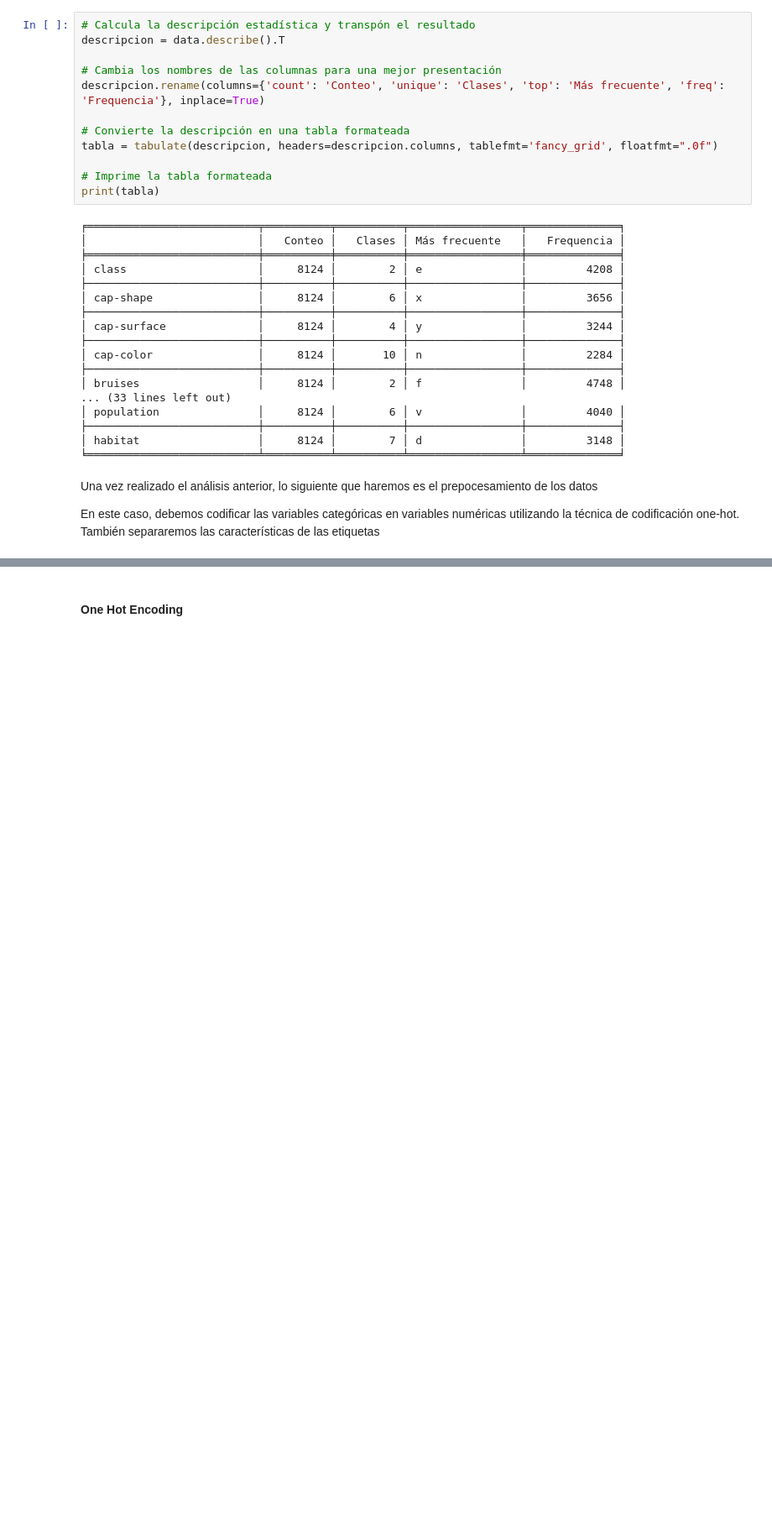
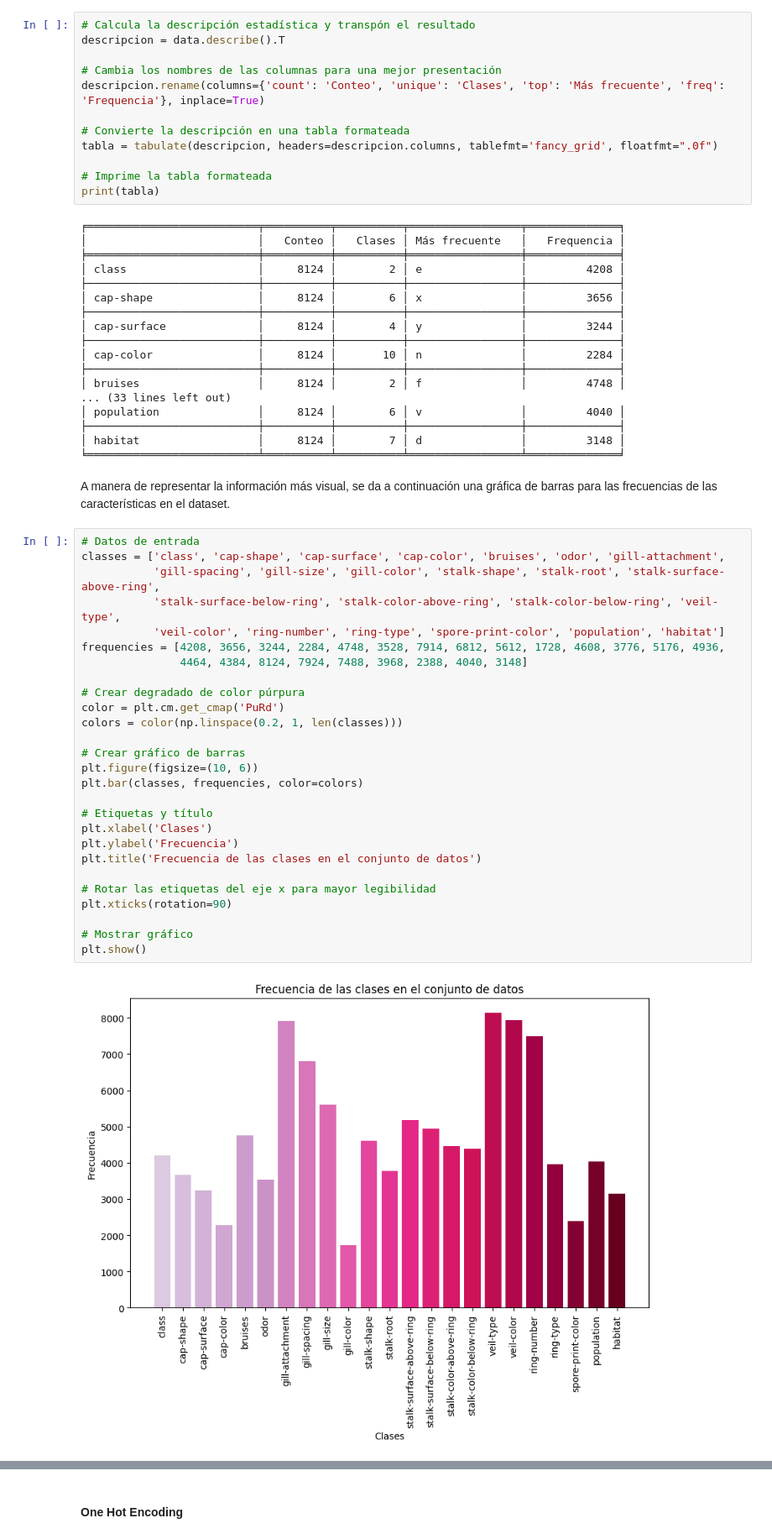
Before and after one commit to EduardoAdame/Proyecto-Patrones, a Jupyter notebook: Proyecto/Proyecto.ipynb, the cells around one changed output, grey strips where cells are left out. Shown: that part at 84% size. Drawn from its saved outputs; the diff is of its cells as text; blank space fills up the shorter version.

```diff
--- a/Proyecto/Proyecto.ipynb
+++ b/Proyecto/Proyecto.ipynb
@@ -163,7 +170,34 @@ print(tabla)
 ├──────────────────────────┼──────────┼──────────┼─────────────────┼──────────────┤
 │ habitat                  │     8124 │        7 │ d               │         3148 │
 ╘══════════════════════════╧══════════╧══════════╧═════════════════╧══════════════╛
-# %% [markdown]
-Una vez realizado el análisis anterior, lo siguiente que haremos es el prepocesamiento de los datos
-
-En este caso, debemos codificar las variables categóricas en variables numéricas utilizando la técnica de codificación one-hot. También separaremos las características de las etiquetas
+# %% [markdown]
+A manera de representar la información más visual, se da a continuación una gráfica de barras para las frecuencias de las características en el dataset.
+# %%
+# Datos de entrada
+classes = ['class', 'cap-shape', 'cap-surface', 'cap-color', 'bruises', 'odor', 'gill-attachment',
+           'gill-spacing', 'gill-size', 'gill-color', 'stalk-shape', 'stalk-root', 'stalk-surface-above-ring',
+           'stalk-surface-below-ring', 'stalk-color-above-ring', 'stalk-color-below-ring', 'veil-type',
+           'veil-color', 'ring-number', 'ring-type', 'spore-print-color', 'population', 'habitat']
+frequencies = [4208, 3656, 3244, 2284, 4748, 3528, 7914, 6812, 5612, 1728, 4608, 3776, 5176, 4936,
+               4464, 4384, 8124, 7924, 7488, 3968, 2388, 4040, 3148]
+
+# Crear degradado de color púrpura
+color = plt.cm.get_cmap('PuRd')
+colors = color(np.linspace(0.2, 1, len(classes)))
+
+# Crear gráfico de barras
+plt.figure(figsize=(10, 6))
+plt.bar(classes, frequencies, color=colors)
+
+# Etiquetas y título
+plt.xlabel('Clases')
+plt.ylabel('Frecuencia')
+plt.title('Frecuencia de las clases en el conjunto de datos')
+
+# Rotar las etiquetas del eje x para mayor legibilidad
+plt.xticks(rotation=90)
+
+# Mostrar gráfico
+plt.show()
+# %% [output]
+[figure, added]
```
Also changed, not shown: parts of 45 cells of this notebook.
